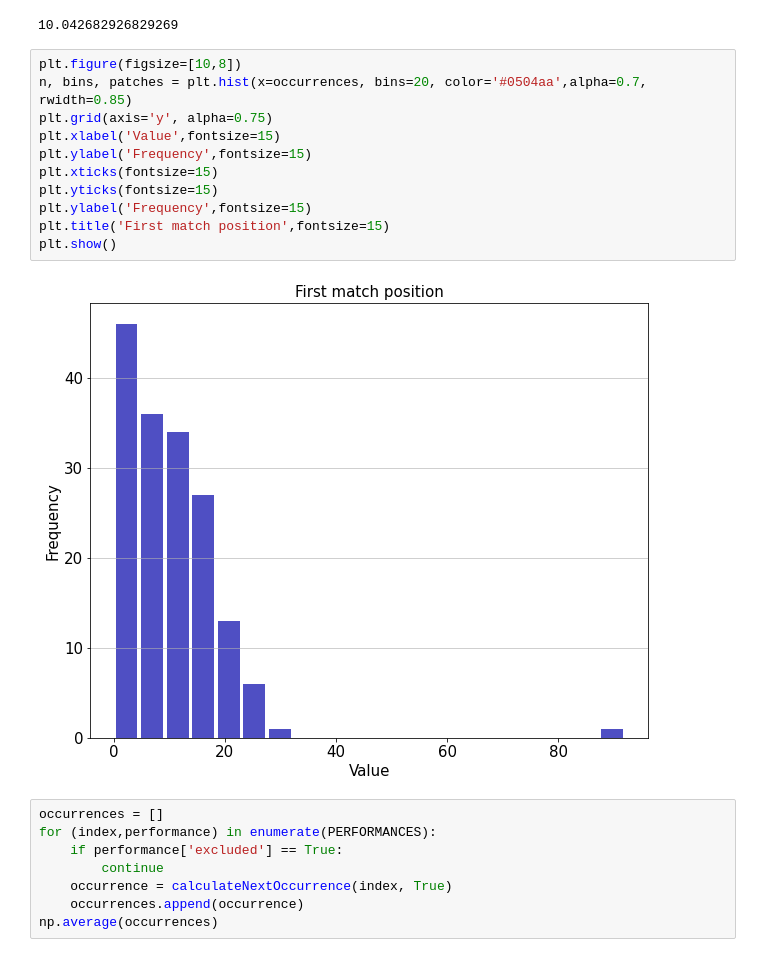
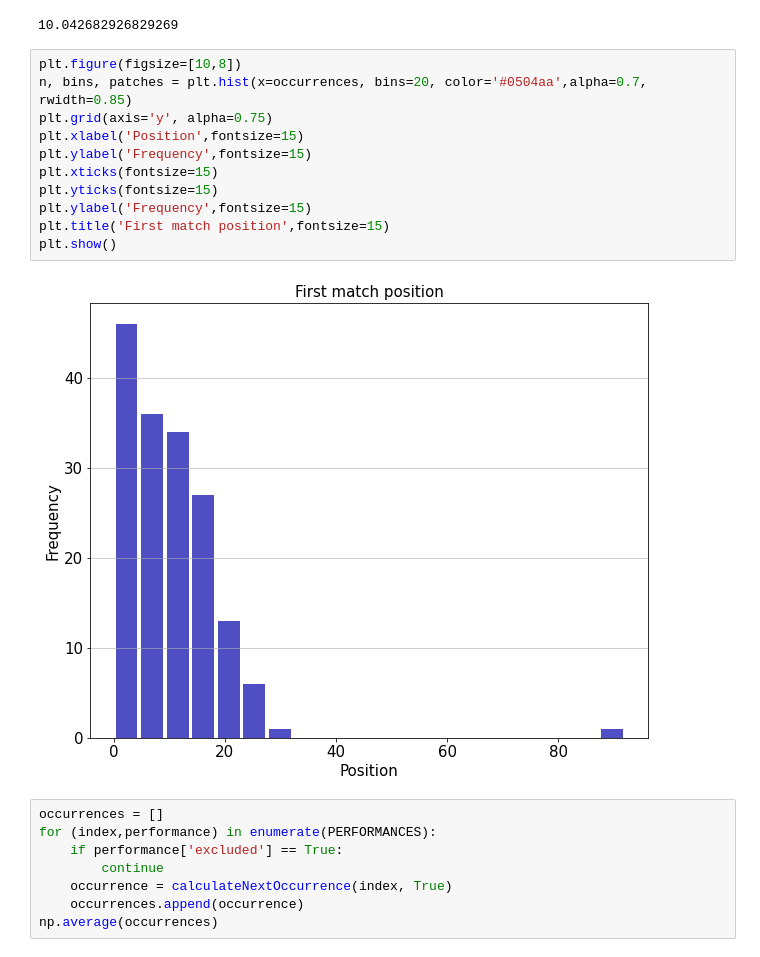
Before and after one commit to pasinducw/scs-4224-fyp, a Jupyter notebook: comparing-rnn-params/model/exp-15-results-analysis-without-augmentations.ipynb, the cells around one changed output. Saved outputs shown, nothing was run; the diff lists cells and outputs as text.

```diff
--- a/comparing-rnn-params/model/exp-15-results-analysis-without-augmentations.ipynb
+++ b/comparing-rnn-params/model/exp-15-results-analysis-without-augmentations.ipynb
@@ -148,16 +148,16 @@ np.average(occurrences)
 # %%
 plt.figure(figsize=[10,8])
 n, bins, patches = plt.hist(x=occurrences, bins=20, color='#0504aa',alpha=0.7, rwidth=0.85)
 plt.grid(axis='y', alpha=0.75)
-plt.xlabel('Value',fontsize=15)
+plt.xlabel('Position',fontsize=15)
 plt.ylabel('Frequency',fontsize=15)
 plt.xticks(fontsize=15)
 plt.yticks(fontsize=15)
 plt.ylabel('Frequency',fontsize=15)
 plt.title('First match position',fontsize=15)
 plt.show()
 # %% [output]
-[figure, old version]
+[figure, new version]
 # %%
 occurrences = []
 for (index,performance) in enumerate(PERFORMANCES):
```
Also changed, not shown: parts of 7 cells of this notebook, 1 other file.
